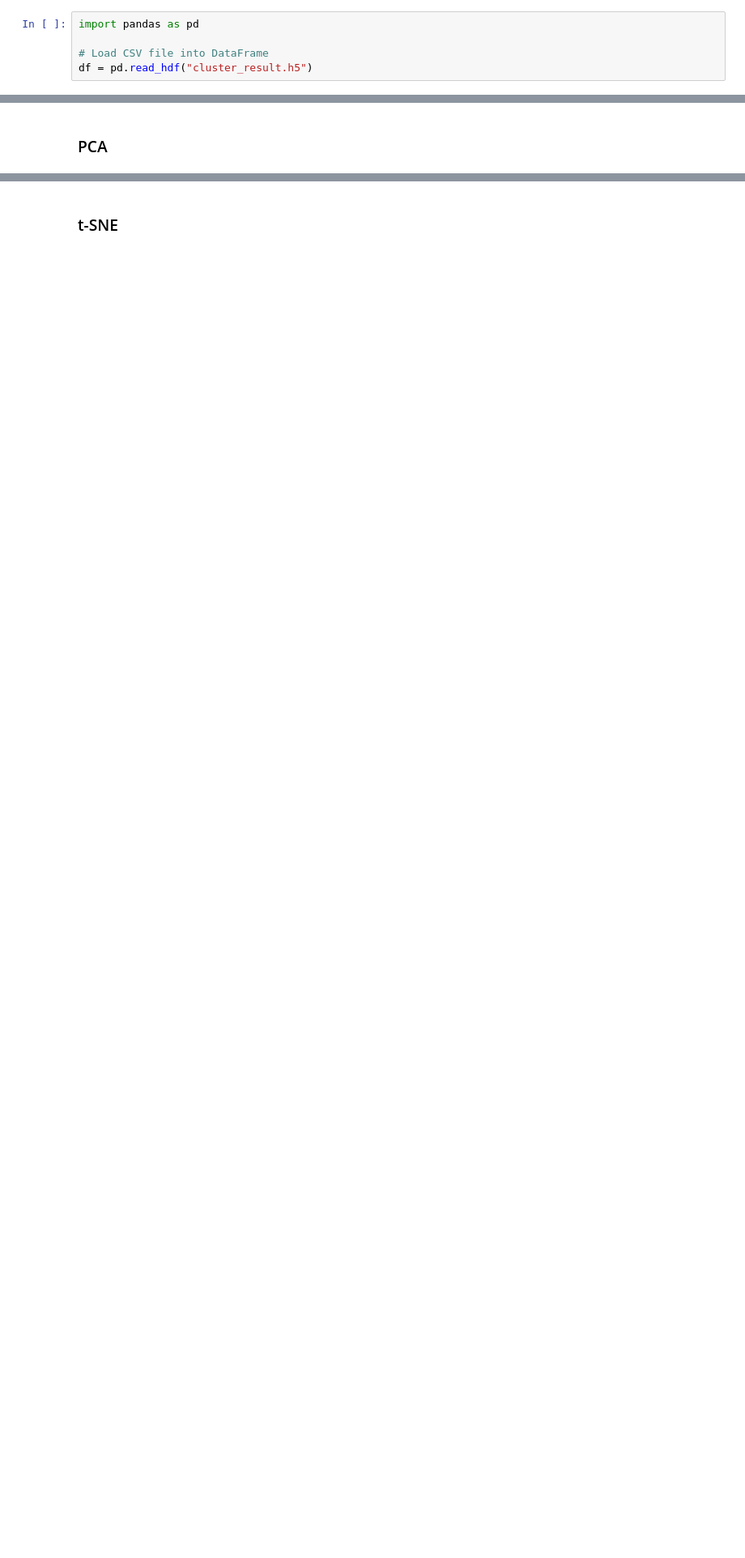
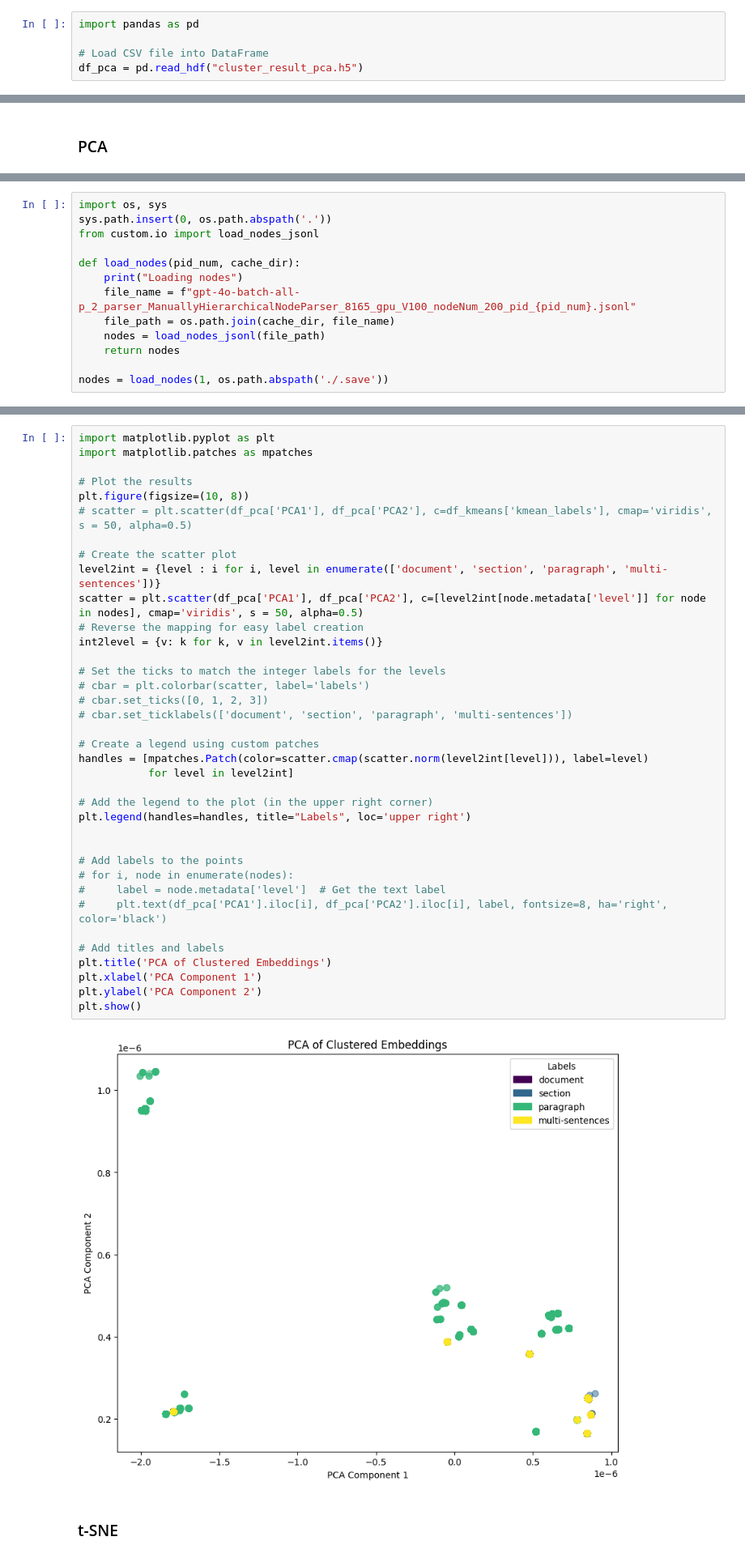
Before and after one commit to zz9tf/Fine-Tuned-GPT-2-with-articles-ground-truth, a Jupyter notebook: code/llamaIndex/visualize.ipynb, the cells around one changed output, grey strips where cells are left out. Shown at 81% size. Drawn from its saved outputs; the diff is of its cells as text; blank space fills up the shorter version.

Commit message:
cluster on pca of embedding pid 1

```diff
--- a/code/llamaIndex/visualize.ipynb
+++ b/code/llamaIndex/visualize.ipynb
@@ -4,4 +4,4 @@
 import pandas as pd
 
 # Load CSV file into DataFrame
-df = pd.read_hdf("cluster_result.h5")
+df_pca = pd.read_hdf("cluster_result_pca.h5")
@@ -36,0 +30,13 @@ plt.show()
+# %%
+import os, sys
+sys.path.insert(0, os.path.abspath('.'))
+from custom.io import load_nodes_jsonl
+
+def load_nodes(pid_num, cache_dir):
+    print("Loading nodes")
+    file_name = f"gpt-4o-batch-all-p_2_parser_ManuallyHierarchicalNodeParser_8165_gpu_V100_nodeNum_200_pid_{pid_num}.jsonl"
+    file_path = os.path.join(cache_dir, file_name)
+    nodes = load_nodes_jsonl(file_path)
+    return nodes
+
+nodes = load_nodes(1, os.path.abspath('./.save'))
@@ -37,3 +45,42 @@ plt.show()
+# %%
+import matplotlib.pyplot as plt
+import matplotlib.patches as mpatches
+
+# Plot the results
+plt.figure(figsize=(10, 8))
+# scatter = plt.scatter(df_pca['PCA1'], df_pca['PCA2'], c=df_kmeans['kmean_labels'], cmap='viridis', s = 50, alpha=0.5)
+
+# Create the scatter plot
+level2int = {level : i for i, level in enumerate(['document', 'section', 'paragraph', 'multi-sentences'])}
+scatter = plt.scatter(df_pca['PCA1'], df_pca['PCA2'], c=[level2int[node.metadata['level']] for node in nodes], cmap='viridis', s = 50, alpha=0.5)
+# Reverse the mapping for easy label creation
+int2level = {v: k for k, v in level2int.items()}
+
+# Set the ticks to match the integer labels for the levels
+# cbar = plt.colorbar(scatter, label='labels')
+# cbar.set_ticks([0, 1, 2, 3])
+# cbar.set_ticklabels(['document', 'section', 'paragraph', 'multi-sentences'])
+
+# Create a legend using custom patches
+handles = [mpatches.Patch(color=scatter.cmap(scatter.norm(level2int[level])), label=level)
+           for level in level2int]
+
+# Add the legend to the plot (in the upper right corner)
+plt.legend(handles=handles, title="Labels", loc='upper right')
+
+
+# Add labels to the points
+# for i, node in enumerate(nodes):
+#     label = node.metadata['level']  # Get the text label
+#     plt.text(df_pca['PCA1'].iloc[i], df_pca['PCA2'].iloc[i], label, fontsize=8, ha='right', color='black')
+
+# Add titles and labels
+plt.title('PCA of Clustered Embeddings')
+plt.xlabel('PCA Component 1')
+plt.ylabel('PCA Component 2')
+plt.show()
+# %% [output]
+[figure, added]
 # %% [markdown]
 ### t-SNE
 # %%
```
Also changed, not shown: parts of 9 cells of this notebook, 5 other files.
